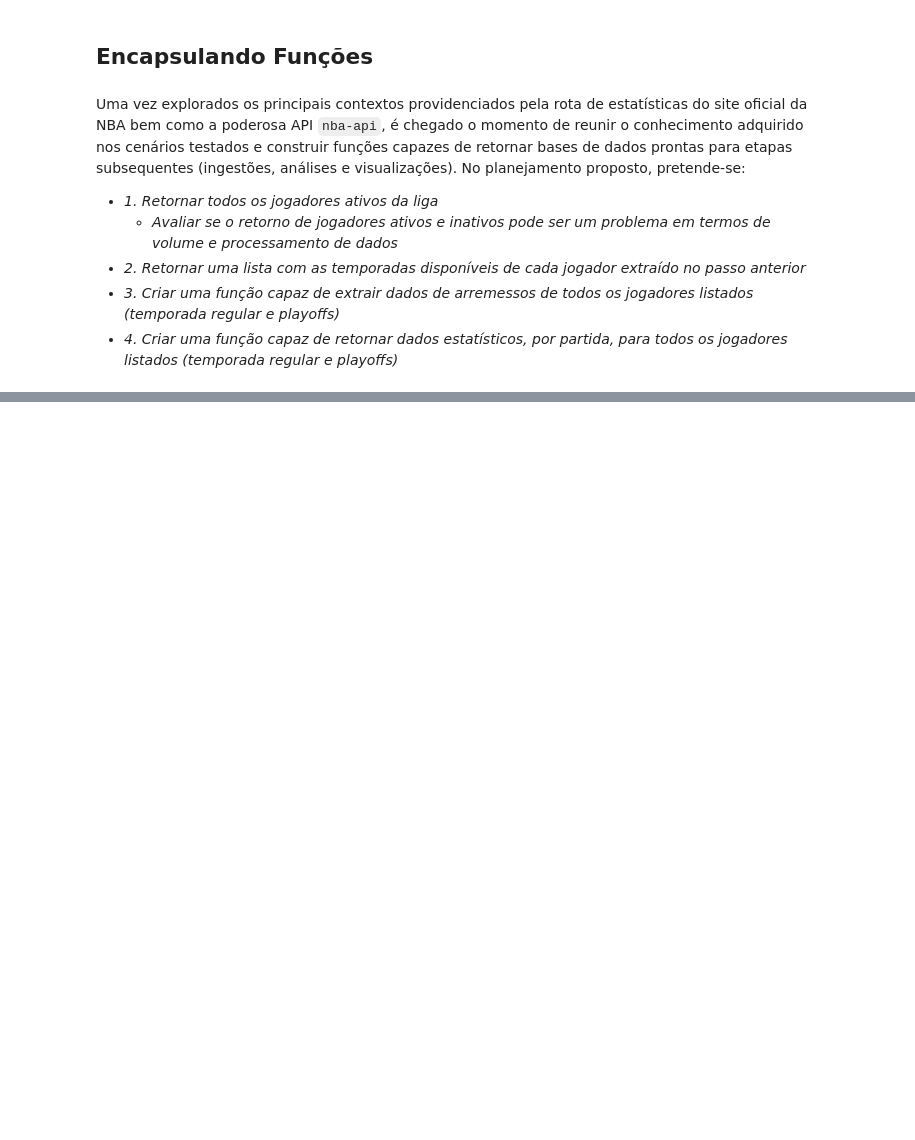
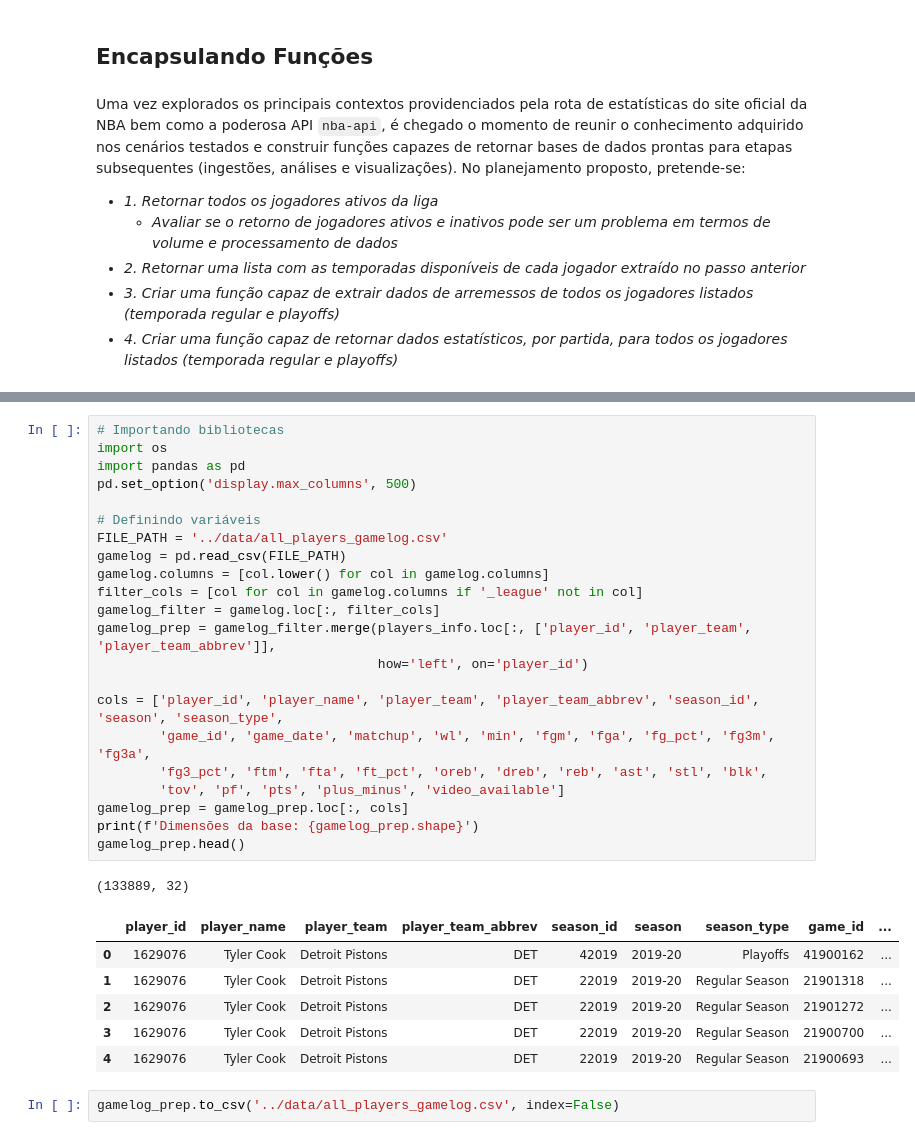
Before and after one commit to ThiagoPanini/nbaflow, a Jupyter notebook: notebooks/NBAflow-doc-api.ipynb, the cells around one changed output, grey strips where cells are left out. Drawn from its saved outputs; the diff is of its cells as text; blank space fills up the shorter version.

```diff
--- a/notebooks/NBAflow-doc-api.ipynb
+++ b/notebooks/NBAflow-doc-api.ipynb
@@ -1392,0 +1435,32 @@ pct_wins
+# %%
+# Importando bibliotecas
+import os
+import pandas as pd
+pd.set_option('display.max_columns', 500)
+
+# Definindo variáveis
+FILE_PATH = '../data/all_players_gamelog.csv'
+gamelog = pd.read_csv(FILE_PATH)
+gamelog.columns = [col.lower() for col in gamelog.columns]
+filter_cols = [col for col in gamelog.columns if '_league' not in col]
+gamelog_filter = gamelog.loc[:, filter_cols]
+gamelog_prep = gamelog_filter.merge(players_info.loc[:, ['player_id', 'player_team', 'player_team_abbrev']],
+                                    how='left', on='player_id')
+
+cols = ['player_id', 'player_name', 'player_team', 'player_team_abbrev', 'season_id', 'season', 'season_type',
+        'game_id', 'game_date', 'matchup', 'wl', 'min', 'fgm', 'fga', 'fg_pct', 'fg3m', 'fg3a',
+        'fg3_pct', 'ftm', 'fta', 'ft_pct', 'oreb', 'dreb', 'reb', 'ast', 'stl', 'blk',
+        'tov', 'pf', 'pts', 'plus_minus', 'video_available']
+gamelog_prep = gamelog_prep.loc[:, cols]
+print(f'Dimensões da base: {gamelog_prep.shape}')
+gamelog_prep.head()
+# %% [output]
+(133889, 32)
+|  | player_id | player_name | player_team | player_team_abbrev | season_id | season | season_type | game_id | ... |
+| 0 | 1629076 | Tyler Cook | Detroit Pistons | DET | 42019 | 2019-20 | Playoffs | 41900162 | ... |
+| 1 | 1629076 | Tyler Cook | Detroit Pistons | DET | 22019 | 2019-20 | Regular Season | 21901318 | ... |
+| 2 | 1629076 | Tyler Cook | Detroit Pistons | DET | 22019 | 2019-20 | Regular Season | 21901272 | ... |
+| 3 | 1629076 | Tyler Cook | Detroit Pistons | DET | 22019 | 2019-20 | Regular Season | 21900700 | ... |
+| 4 | 1629076 | Tyler Cook | Detroit Pistons | DET | 22019 | 2019-20 | Regular Season | 21900693 | ... |
+# %%
+gamelog_prep.to_csv('../data/all_players_gamelog.csv', index=False)
```
Also changed, not shown: parts of 16 cells of this notebook.
